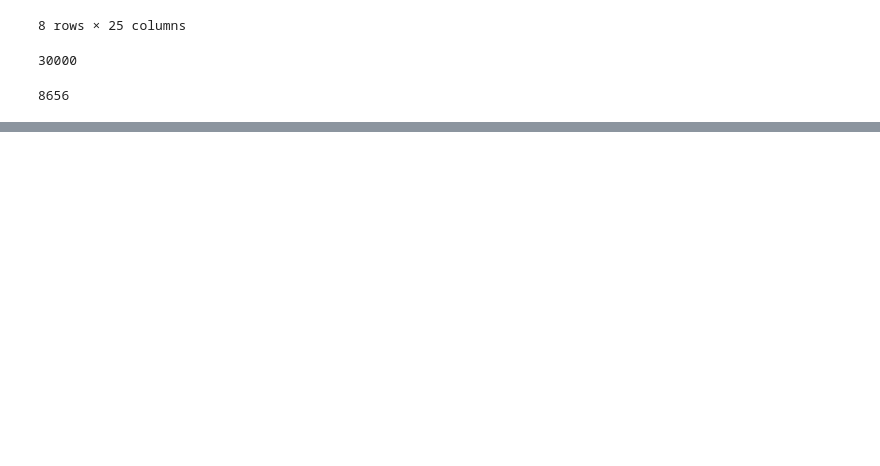
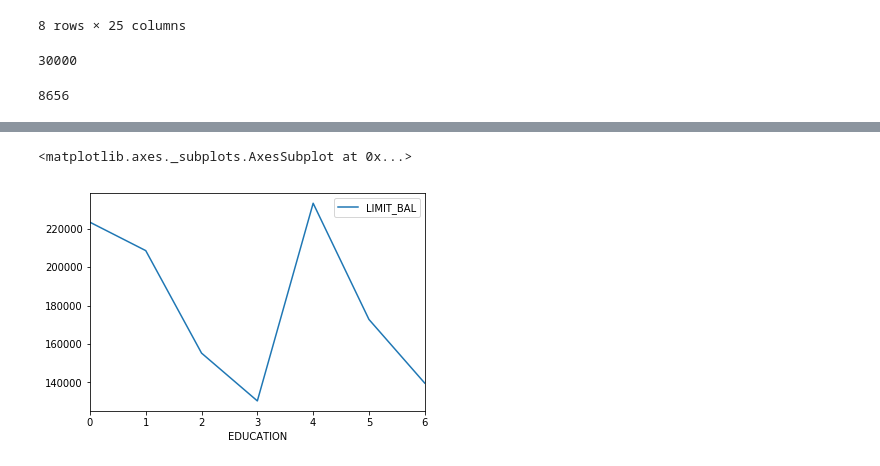
Before and after one commit to eagleors/sfml, a Jupyter notebook: hw_01/hw1-task.ipynb, the cells around one changed output, grey strips where cells are left out. Cells and saved outputs as stored; diff of their text form; code cells hidden in the pictures; blank space fills up the shorter version.

```diff
--- a/hw_01/hw1-task.ipynb
+++ b/hw_01/hw1-task.ipynb
@@ -107,7 +151,9 @@ df #TODO
 # %%
 # (9) построить зависимость кредитного лимита и образования только для одного из полов
-
-#TODO
+df[df.SEX==2].pivot_table(values='LIMIT_BAL', index='EDUCATION').plot()
+# %% [output]
+<matplotlib.axes._subplots.AxesSubplot at 0x...>
+[figure, added]
 # %%
 # (10) построить большой график (подсказка - используя seaborn) для построения завимисости всех возможных пар параметров
 # разным цветом выделить разные значение "default payment next month"
```
Also changed, not shown: parts of 7 cells of this notebook, 1 other file.
